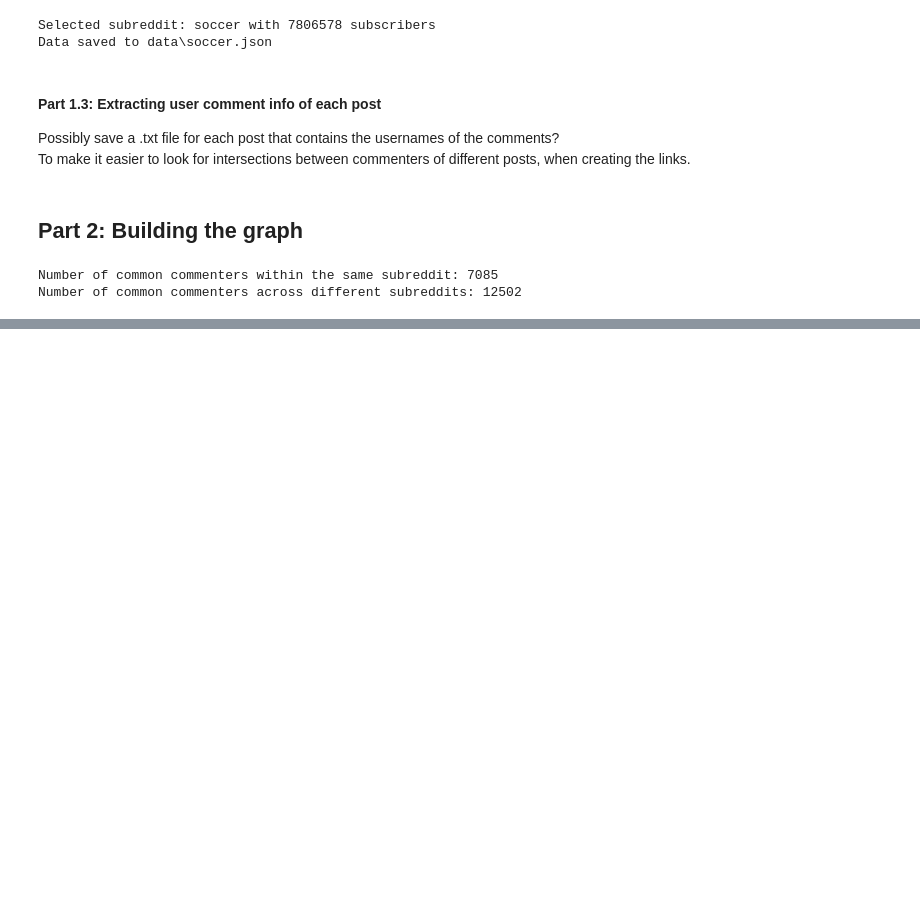
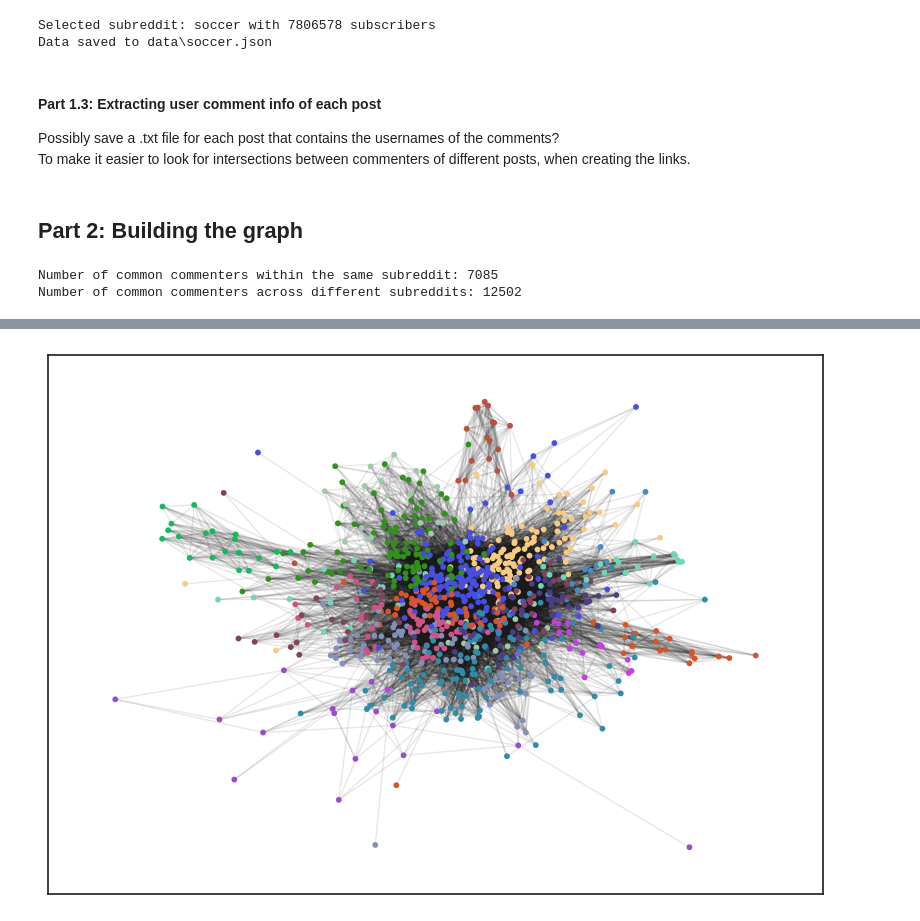
Before and after one commit to annaekner/social-graphs, a Jupyter notebook: Project/explainer_notebook.ipynb, the cells around one changed output, grey strips where cells are left out. Drawn from its saved outputs; the diff is of its cells as text; code cells hidden in the pictures; blank space fills up the shorter version.

```diff
--- a/Project/explainer_notebook.ipynb
+++ b/Project/explainer_notebook.ipynb
@@ -331,0 +560,23 @@ plt.show()
+# %%
+random.seed(0)
+
+# Initialize colors dictionary
+colors = {}
+
+for com in communities_louvain.keys():
+    color = "#%06X" % random.randint(0, 0xFFFFFF) # creates random RGB color
+    for node in communities_louvain[com]:  # fill colors dictionary with the particular color for the community nodes
+        colors[node] = color
+
+# Create a list of colors for the nodes in the graph
+node_colors = [colors[node] for node in G.nodes()]
+
+pos = nx.spring_layout(G, iterations=15, seed=12)
+
+plt.figure(figsize=(10, 7))
+sns.set_style("ticks")
+nx.draw_networkx_nodes(G, pos=pos, node_size=10, node_color=node_colors)
+nx.draw_networkx_edges(G, pos=pos, alpha=0.1)
+plt.show()
+# %% [output]
+[figure, added]
```
Also changed, not shown: parts of 28 cells of this notebook.
